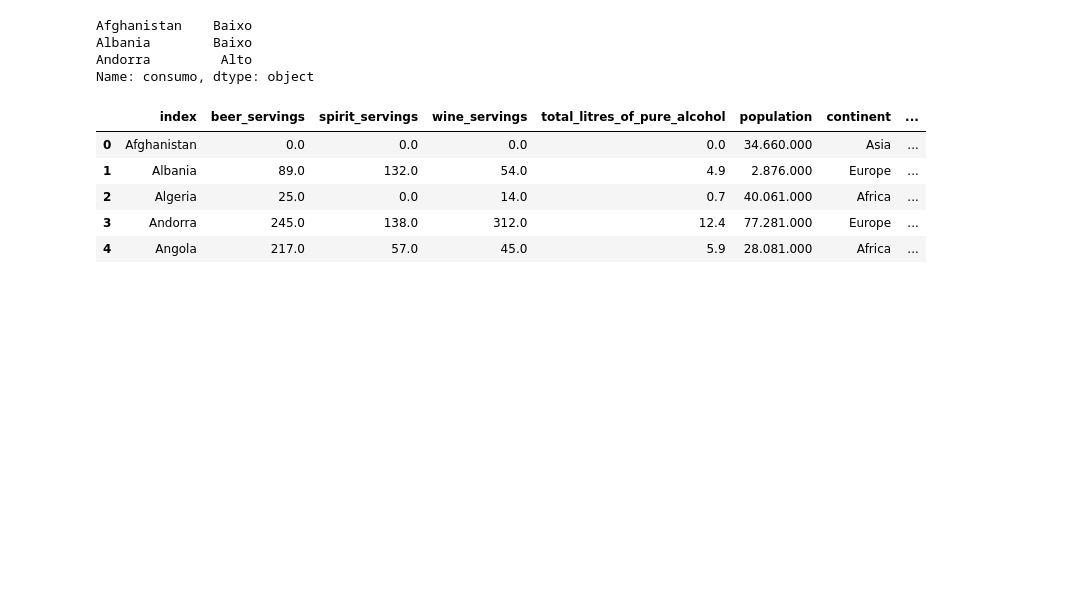
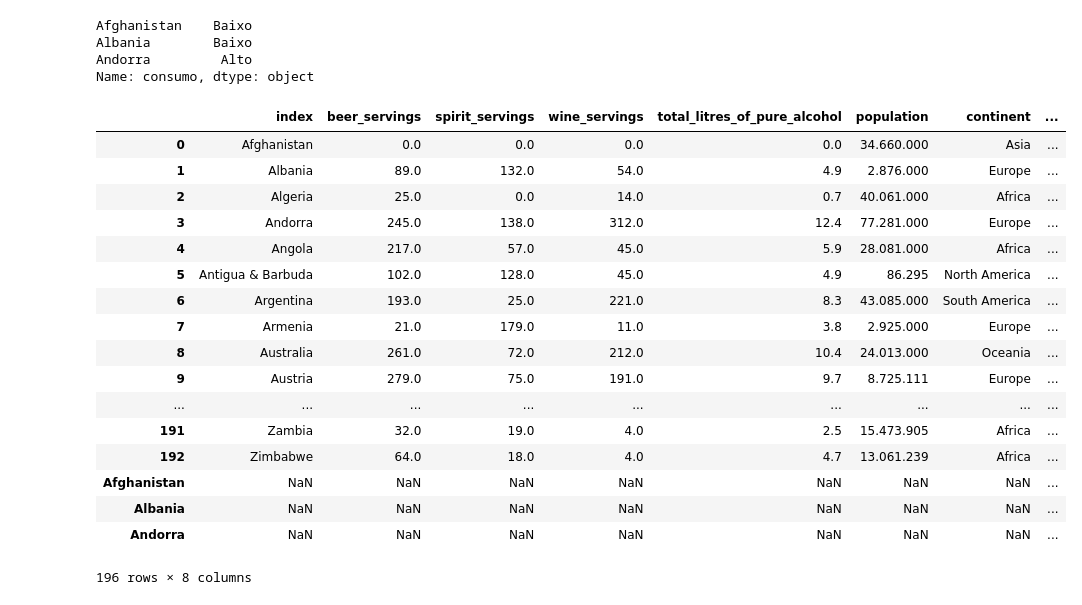
Before and after one commit to diegopmayer/python, a Jupyter notebook: pandas/data-manipulation-pandas.ipynb, the cells around one changed output. Saved outputs shown, nothing was run; the diff lists cells and outputs as text; code cells hidden in the pictures; blank space fills up the shorter version.

```diff
--- a/pandas/data-manipulation-pandas.ipynb
+++ b/pandas/data-manipulation-pandas.ipynb
@@ -1115,11 +1124,23 @@ Albania        Baixo
 Andorra         Alto
 Name: consumo, dtype: object
 # %%
-pd.concat([drinks, cons_beer], axis=1).head()
+pd.concat([drinks, cons_beer], axis=1)
 # %% [output]
 |  | index | beer_servings | spirit_servings | wine_servings | total_litres_of_pure_alcohol | population | continent | ... |
 | 0 | Afghanistan | 0.0 | 0.0 | 0.0 | 0.0 | 34.660.000 | Asia | ... |
 | 1 | Albania | 89.0 | 132.0 | 54.0 | 4.9 | 2.876.000 | Europe | ... |
 | 2 | Algeria | 25.0 | 0.0 | 14.0 | 0.7 | 40.061.000 | Africa | ... |
 | 3 | Andorra | 245.0 | 138.0 | 312.0 | 12.4 | 77.281.000 | Europe | ... |
 | 4 | Angola | 217.0 | 57.0 | 45.0 | 5.9 | 28.081.000 | Africa | ... |
+| 5 | Antigua & Barbuda | 102.0 | 128.0 | 45.0 | 4.9 | 86.295 | North America | ... |
+| 6 | Argentina | 193.0 | 25.0 | 221.0 | 8.3 | 43.085.000 | South America | ... |
+| 7 | Armenia | 21.0 | 179.0 | 11.0 | 3.8 | 2.925.000 | Europe | ... |
+| 8 | Australia | 261.0 | 72.0 | 212.0 | 10.4 | 24.013.000 | Oceania | ... |
+| 9 | Austria | 279.0 | 75.0 | 191.0 | 9.7 | 8.725.111 | Europe | ... |
+| ... | ... | ... | ... | ... | ... | ... | ... | ... |
+| 191 | Zambia | 32.0 | 19.0 | 4.0 | 2.5 | 15.473.905 | Africa | ... |
+| 192 | Zimbabwe | 64.0 | 18.0 | 4.0 | 4.7 | 13.061.239 | Africa | ... |
+| Afghanistan | NaN | NaN | NaN | NaN | NaN | NaN | NaN | ... |
+| Albania | NaN | NaN | NaN | NaN | NaN | NaN | NaN | ... |
+| Andorra | NaN | NaN | NaN | NaN | NaN | NaN | NaN | ... |
+196 rows × 8 columns
```
Also changed, not shown: parts of 65 cells of this notebook, 3 other files.
